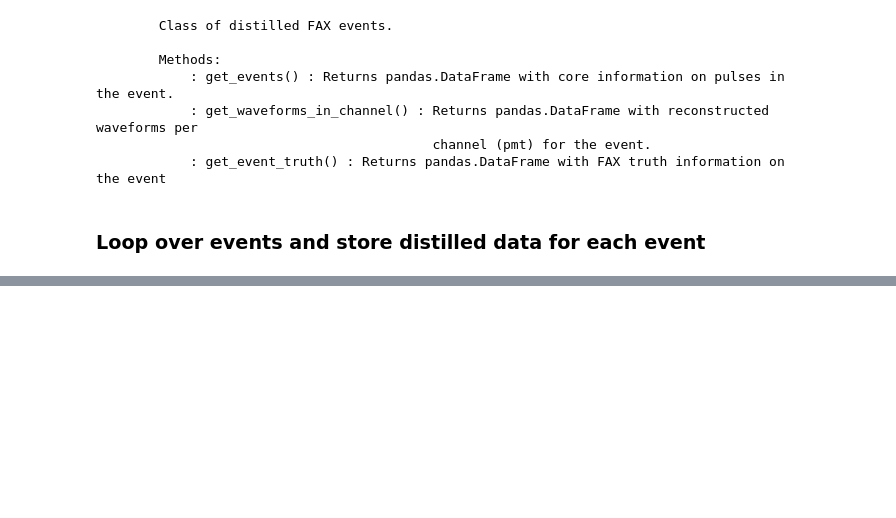
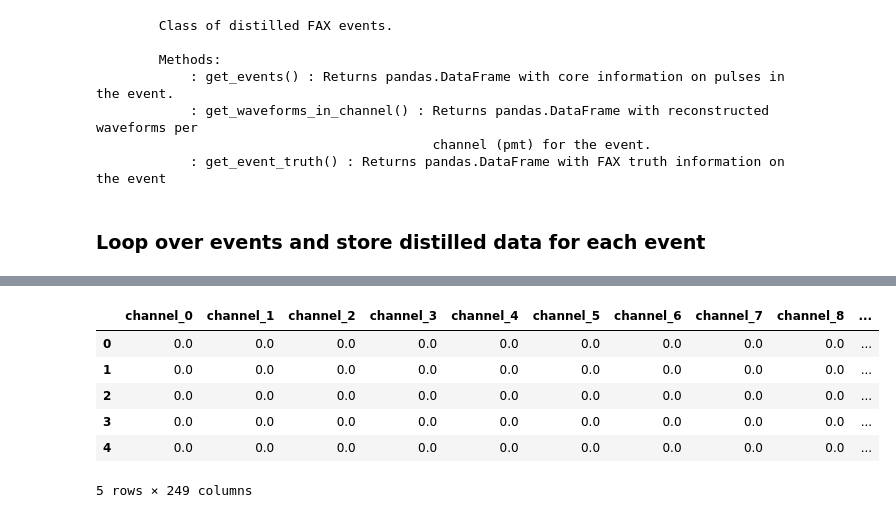
Before and after one commit to jcalven/ddwave, a Jupyter notebook: notebooks/read_events.ipynb, the cells around one changed output, grey strips where cells are left out. Drawn from its saved outputs; the diff is of its cells as text; code cells hidden in the pictures; blank space fills up the shorter version.

```diff
--- a/notebooks/read_events.ipynb
+++ b/notebooks/read_events.ipynb
@@ -74,3 +71,18 @@ event_truths[0]
+# %%
+# Concat all dataframes
+events_concat = pd.concat(events)
+waveforms_in_channels_concat = pd.concat(waveforms_in_channels)
+event_truths_concat = pd.concat(event_truths)
+
+waveforms_in_channels_concat.head()
+# %% [output]
+|  | channel_0 | channel_1 | channel_2 | channel_3 | channel_4 | channel_5 | channel_6 | channel_7 | channel_8 | ... |
+| 0 | 0.0 | 0.0 | 0.0 | 0.0 | 0.0 | 0.0 | 0.0 | 0.0 | 0.0 | ... |
+| 1 | 0.0 | 0.0 | 0.0 | 0.0 | 0.0 | 0.0 | 0.0 | 0.0 | 0.0 | ... |
+| 2 | 0.0 | 0.0 | 0.0 | 0.0 | 0.0 | 0.0 | 0.0 | 0.0 | 0.0 | ... |
+| 3 | 0.0 | 0.0 | 0.0 | 0.0 | 0.0 | 0.0 | 0.0 | 0.0 | 0.0 | ... |
+| 4 | 0.0 | 0.0 | 0.0 | 0.0 | 0.0 | 0.0 | 0.0 | 0.0 | 0.0 | ... |
+5 rows × 249 columns
 # %%
 ### Plot of waveforms for each pmt summed up
 
```
Also changed, not shown: parts of 7 cells of this notebook.
